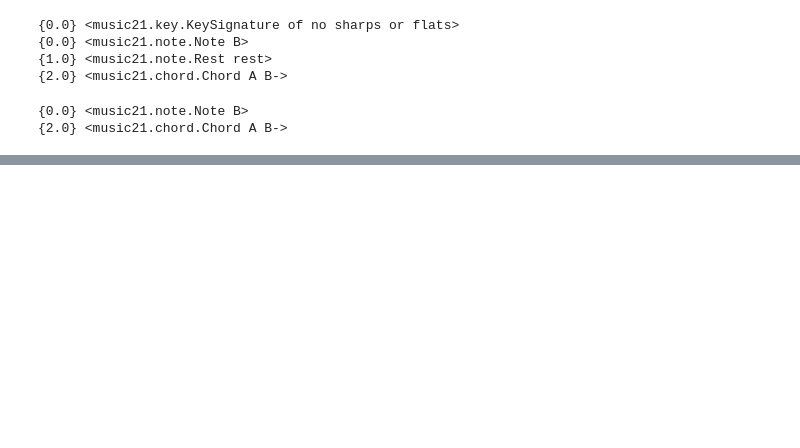
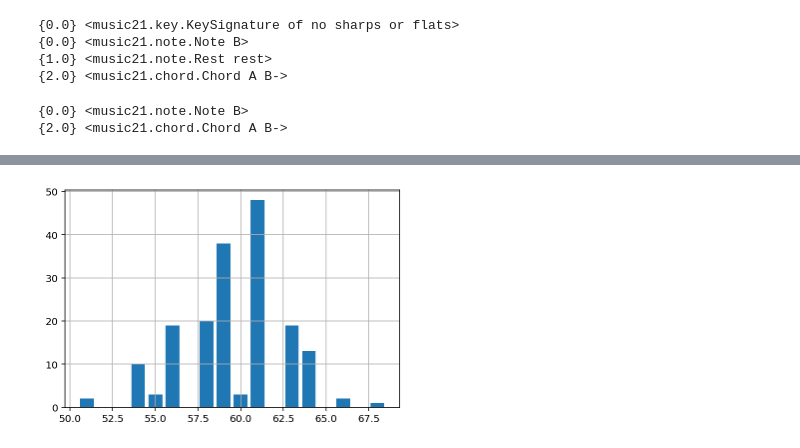
Before and after one commit to LifeEshiniki/sotsuken, a Jupyter notebook: mxlshukei0927.ipynb, the cells around one changed output, grey strips where cells are left out. Cells and saved outputs as stored; diff of their text form; code cells hidden in the pictures; blank space fills up the shorter version.

```diff
--- a/mxlshukei0927.ipynb
+++ b/mxlshukei0927.ipynb
@@ -99,0 +153,8 @@ print(pitch_diff)
+# %%
+def count_pitch(song):
+    #[音高,音価]が要素になったリストから音高を集計する
+    lis = []
+    for n in range(len(song)):
+        lis.append(song[n][0])
+    pitch_count = Counter(lis)
+    return pitch_count
@@ -226,0 +238,3 @@ def delete_inf(bigram_status):
+# %%
+guren = shuukei(vocal5.measures(12,51))
+konayuki = shuukei(vocal6.measures(5,45))
@@ -253,0 +372,5 @@ ValueError: If using all scalar values, you must pass an index
+# %%
+guren_pitch_status = count_pitch(guren)
+guren_pitch_status
+konayuki_pitch_status = count_pitch(konayuki)
+konayuki_pitch_status
@@ -253,0 +392,8 @@ ValueError: If using all scalar values, you must pass an index
+# %%
+#音高の集計を可視化
+left = guren_pitch_status.keys()
+height = guren_pitch_status.values()
+plt.bar(left,height)
+plt.grid()
+# %% [output]
+[figure, added]
```
Also changed, not shown: parts of 30 cells of this notebook, 3 other files.
